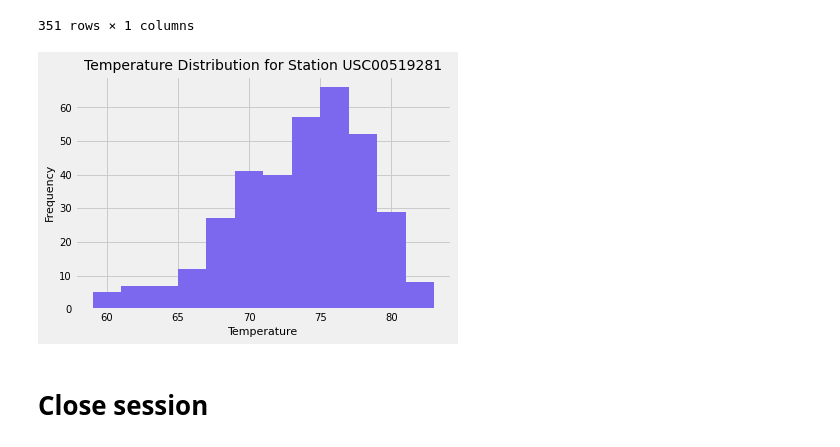
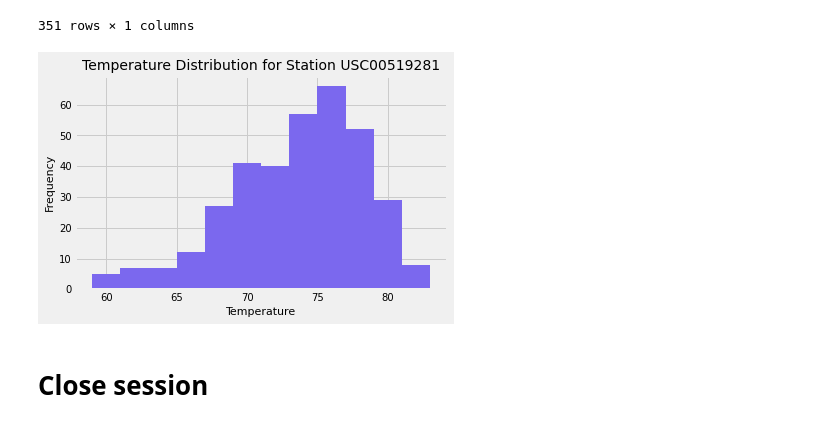
Before and after one commit to kmspitzer/Hawaii-Weather-Station-Analysis, a Jupyter notebook: climate_analysis.ipynb, the cells around one changed output. Drawn from its saved outputs; the diff is of its cells as text; code cells hidden in the pictures.

```diff
--- a/climate_analysis.ipynb
+++ b/climate_analysis.ipynb
@@ -277,9 +315,9 @@ for row in results:
 (76.0,)
 (79.0,)
 # %%
-df = pd.DataFrame(results, columns=['tobs'])
-
-df
+# create a dataframe
+tobs_df = pd.DataFrame(results, columns=['tobs'])
+tobs_df
 # %% [output]
 |  | tobs |
 | 0 | 77.0 |
@@ -295,25 +333,26 @@ df
 | 350 | 79.0 |
 351 rows × 1 columns
 # %%
-# pull the salaries from the merged table
-temps = df["tobs"]
+# pull the temperatures from the table
+temps = tobs_df["tobs"]
 # %%
-
 # plot and display the histogram
 plt.hist(temps, bins=12, color="mediumslateblue")
+
+# set the title and axis labels
 plt.title(f"Temperature Distribution for Station {busy_station}", fontsize=14)
 plt.xlabel("Temperature", fontsize=11)
 plt.ylabel("Frequency", fontsize=11)
 
 plt.xticks(fontsize=10)
 plt.yticks(fontsize=10)
 
 # save an image of the chart and display
-#plt.tight_layout()
+plt.tight_layout()
 plt.savefig("output/temperature_histogram.png")
 plt.show()
 # %% [output]
-[figure, old version]
+[figure, new version]
 # %% [markdown]
 # Close session
 # %%
```
Also changed, not shown: parts of 21 cells of this notebook, 2 other files.
